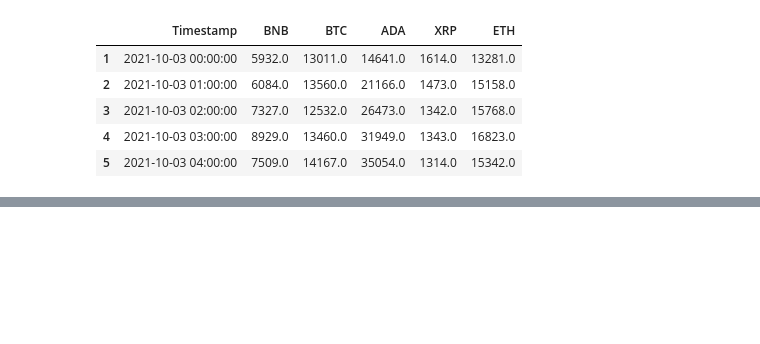
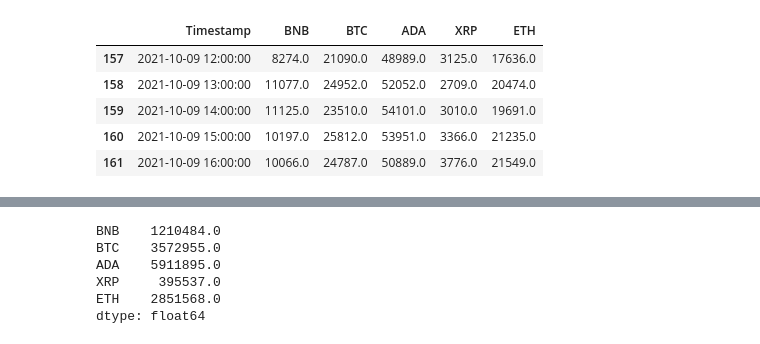
Before and after one commit to hieple24/Project_1, a Jupyter notebook: Master_Concat_dfs.ipynb, the cells around one changed output, grey strips where cells are left out. Cells and saved outputs as stored; diff of their text form; code cells hidden in the pictures; blank space fills up the shorter version.

```diff
--- a/Master_Concat_dfs.ipynb
+++ b/Master_Concat_dfs.ipynb
@@ -80,14 +80,14 @@ data_frames = [df1, df2, df3, df4, df5]
 merged_df = reduce(lambda  left,right: pd.merge(left,right,on=['Timestamp'],
                                             how='outer'), data_frames).dropna()
 # %%
-merged_df.head()
+merged_df.tail()
 # %% [output]
 |  | Timestamp | BNB | BTC | ADA | XRP | ETH |
-| 1 | 2021-10-03 00:00:00 | 5932.0 | 13011.0 | 14641.0 | 1614.0 | 13281.0 |
-| 2 | 2021-10-03 01:00:00 | 6084.0 | 13560.0 | 21166.0 | 1473.0 | 15158.0 |
-| 3 | 2021-10-03 02:00:00 | 7327.0 | 12532.0 | 26473.0 | 1342.0 | 15768.0 |
-| 4 | 2021-10-03 03:00:00 | 8929.0 | 13460.0 | 31949.0 | 1343.0 | 16823.0 |
-| 5 | 2021-10-03 04:00:00 | 7509.0 | 14167.0 | 35054.0 | 1314.0 | 15342.0 |
+| 157 | 2021-10-09 12:00:00 | 8274.0 | 21090.0 | 48989.0 | 3125.0 | 17636.0 |
+| 158 | 2021-10-09 13:00:00 | 11077.0 | 24952.0 | 52052.0 | 2709.0 | 20474.0 |
+| 159 | 2021-10-09 14:00:00 | 11125.0 | 23510.0 | 54101.0 | 3010.0 | 19691.0 |
+| 160 | 2021-10-09 15:00:00 | 10197.0 | 25812.0 | 53951.0 | 3366.0 | 21235.0 |
+| 161 | 2021-10-09 16:00:00 | 10066.0 | 24787.0 | 50889.0 | 3776.0 | 21549.0 |
 # %%
 merged_df.hvplot(x="Timestamp")
 # %% [output]
@@ -96,3 +96,12 @@ merged_df.hvplot(x="Timestamp")
 merged_df.hvplot.area(x = "Timestamp", )
 # %% [output]
 [interactive output not drawn]
+# %%
+merged_df.sum()
+# %% [output]
+BNB    1210484.0
+BTC    3572955.0
+ADA    5911895.0
+XRP     395537.0
+ETH    2851568.0
+dtype: float64
```
Also changed, not shown: parts of 3 cells of this notebook.
